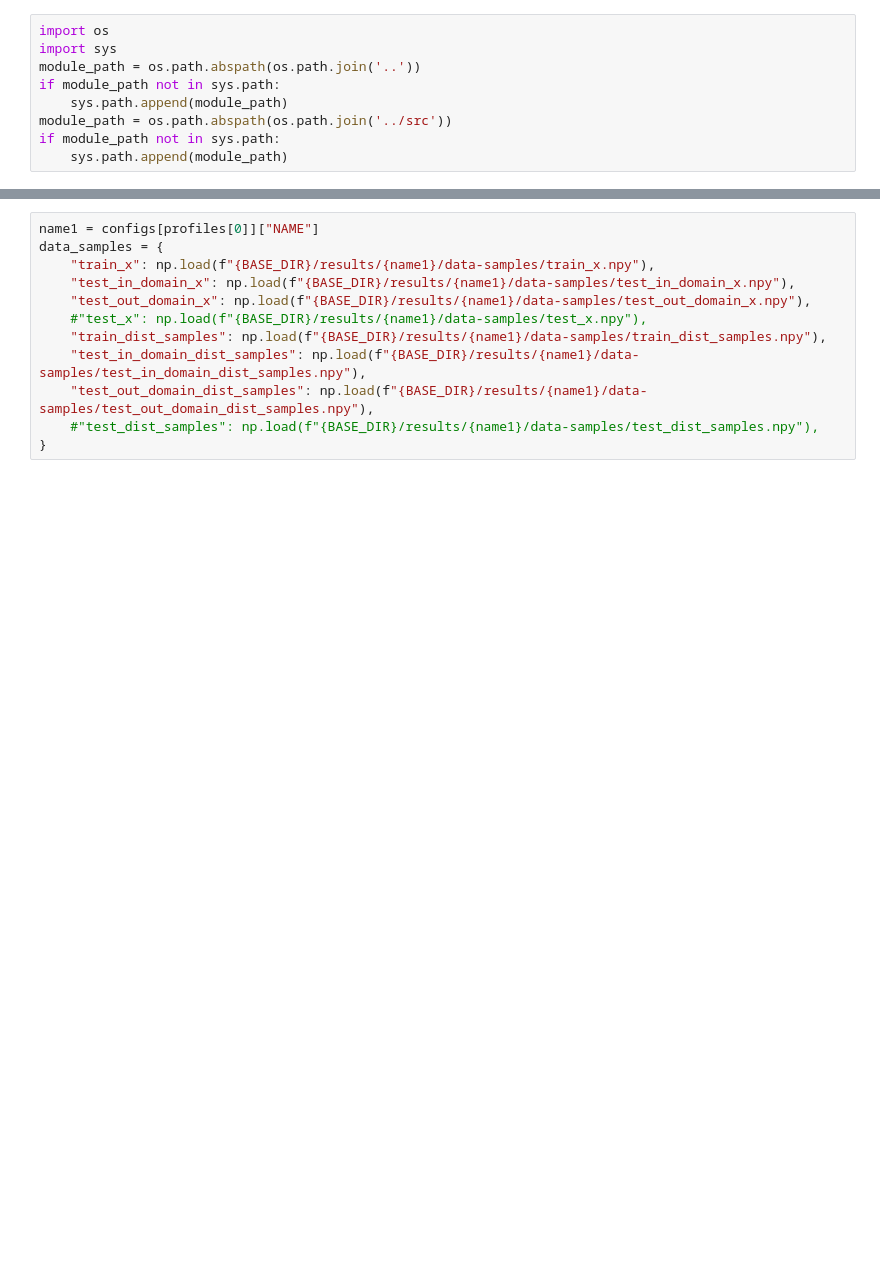
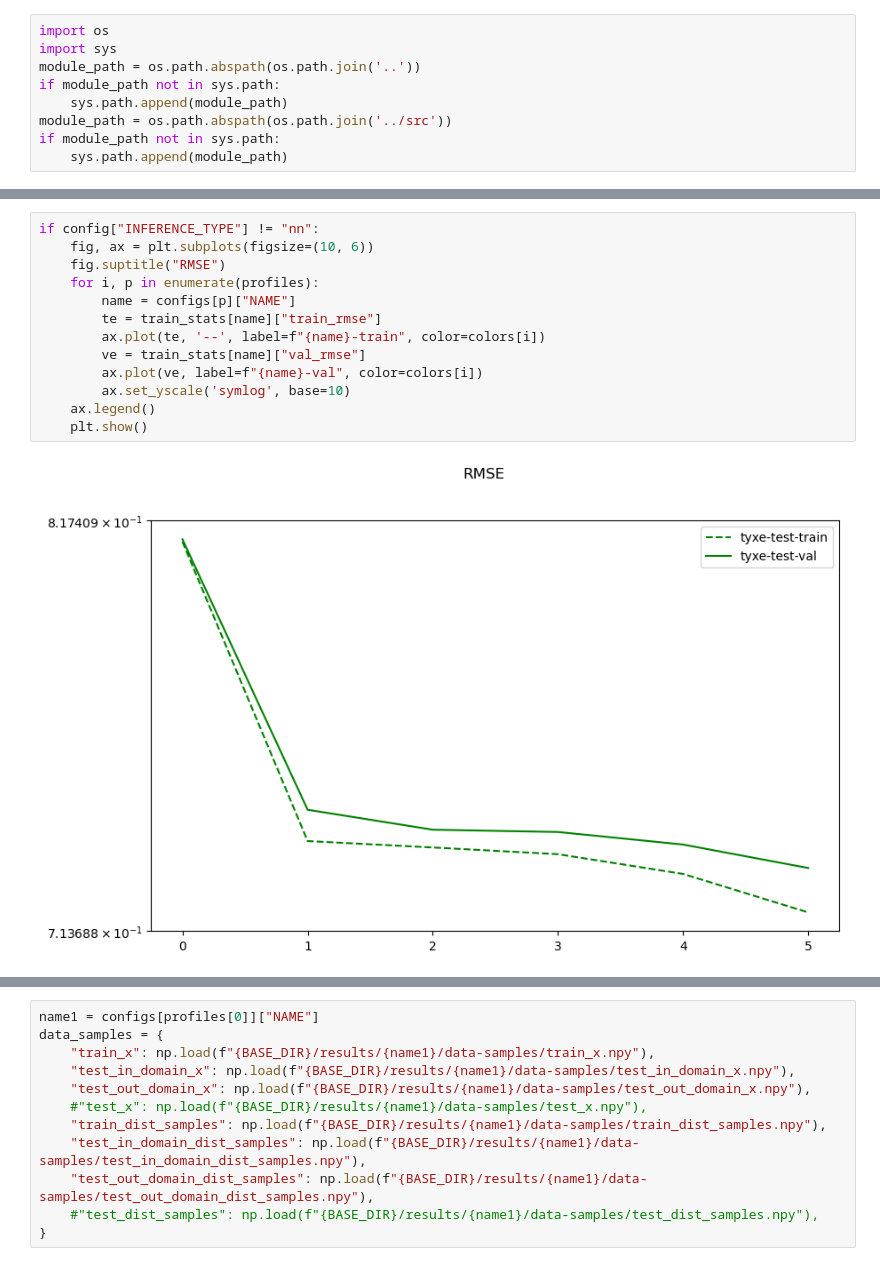
Before and after one commit to alvarhonsi/master-pipeline, a Jupyter notebook: test_notebooks/sanity_check_mcmc.ipynb, the cells around one changed output, grey strips where cells are left out. Cells and saved outputs as stored; diff of their text form; blank space fills up the shorter version.

```diff
--- a/test_notebooks/sanity_check_mcmc.ipynb
+++ b/test_notebooks/sanity_check_mcmc.ipynb
@@ -459,0 +335,15 @@ display(table)
+# %%
+if config["INFERENCE_TYPE"] != "nn":
+    fig, ax = plt.subplots(figsize=(10, 6))
+    fig.suptitle("RMSE")
+    for i, p in enumerate(profiles):
+        name = configs[p]["NAME"]
+        te = train_stats[name]["train_rmse"]
+        ax.plot(te, '--', label=f"{name}-train", color=colors[i])
+        ve = train_stats[name]["val_rmse"]
+        ax.plot(ve, label=f"{name}-val", color=colors[i])
+        ax.set_yscale('symlog', base=10)
+    ax.legend()
+    plt.show()
+# %% [output]
+[figure, added]
```
Also changed, not shown: parts of 36 cells of this notebook, 49 other files.
